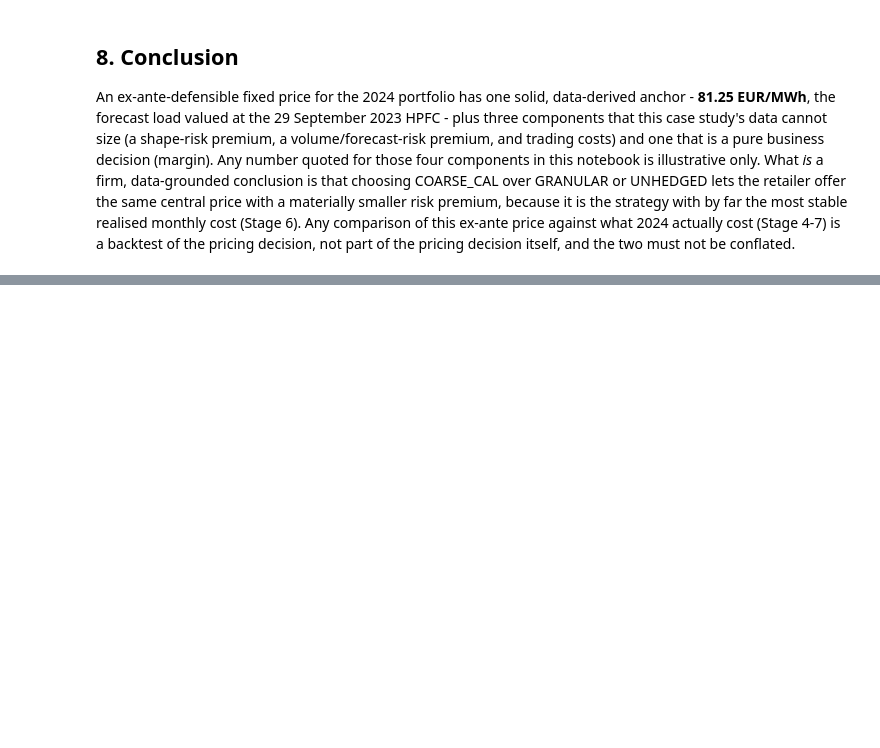
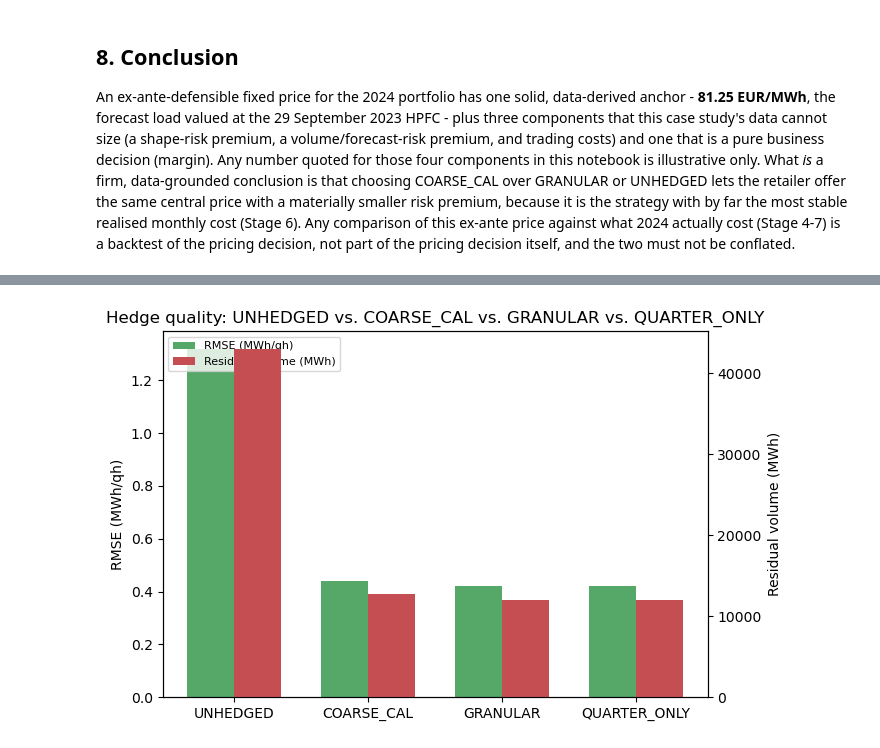
Before and after one commit to OSSI212/power-markets-hedging-final, a Jupyter notebook: notebooks/8_extensions_pricing.ipynb, the cells around one changed output, grey strips where cells are left out. Saved outputs shown, nothing was run; the diff lists cells and outputs as text; code cells hidden in the pictures; blank space fills up the shorter version.

```diff
--- a/notebooks/8_extensions_pricing.ipynb
+++ b/notebooks/8_extensions_pricing.ipynb
@@ -216,0 +383,20 @@ and the two must not be conflated.
+# %%
+HEDGE_COL = {"UNHEDGED": "hedge_unhedged_mwh", "COARSE_CAL": "hedge_coarse_cal_mwh",
+             "GRANULAR": "hedge_granular_mwh", "QUARTER_ONLY": "H_QUARTER_ONLY"}
+ALL_STRATEGIES = ["UNHEDGED", "COARSE_CAL", "GRANULAR", "QUARTER_ONLY"]
+
+diag = pd.DataFrame({
+    s: {
+        "hedge_notional_MWh":  df[HEDGE_COL[s]].sum(),
+        "load_MWh":            df["L"].sum(),
+        "hedge_value_EUR":     (df[HEDGE_COL[s]] * df["HPFC"]).sum(),
+        "load_value_EUR":      (df["L"] * df["HPFC"]).sum(),
+        "rmse_MWh_per_qh":     np.sqrt(np.mean((df["L"] - df[HEDGE_COL[s]]) ** 2)),
+        "residual_volume_MWh": np.sum(np.abs(df["L"] - df[HEDGE_COL[s]])),
+    }
+    for s in ALL_STRATEGIES
+}).T
+diag["value_gap_EUR"] = diag["hedge_value_EUR"] - diag["load_value_EUR"]
+
+assert np.allclose(diag.loc[["COARSE_CAL", "GRANULAR", "QUARTER_ONLY"], "value_gap_EUR"], 0, atol=1e-3)
+diag
@@ -216,0 +409,14 @@ and the two must not be conflated.
+# %%
+x = np.arange(len(diag)); width = 0.35
+fig, ax = plt.subplots(figsize=(7, 4.4))
+ax2 = ax.twinx()
+b1 = ax.bar(x - width / 2, diag["rmse_MWh_per_qh"], width, color="#55A868", label="RMSE (MWh/qh)")
+b2 = ax2.bar(x + width / 2, diag["residual_volume_MWh"], width, color="#C44E52", label="Residual volume (MWh)")
+ax.set_xticks(x); ax.set_xticklabels(diag.index)
+ax.set_ylabel("RMSE (MWh/qh)"); ax2.set_ylabel("Residual volume (MWh)")
+ax.set_title("Hedge quality: UNHEDGED vs. COARSE_CAL vs. GRANULAR vs. QUARTER_ONLY")
+ax.legend([b1, b2], [b1.get_label(), b2.get_label()], fontsize=8, loc="upper left")
+
+plt.tight_layout(); plt.show()
+# %% [output]
+[figure, added]
```
Also changed, not shown: parts of 21 cells of this notebook, 3 other files.
